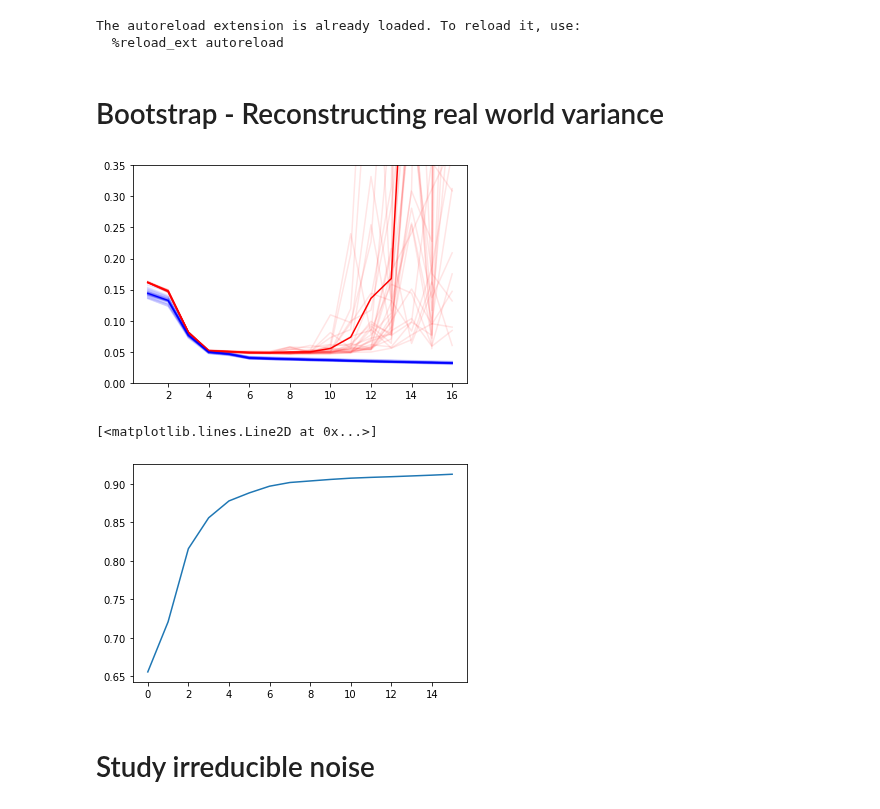
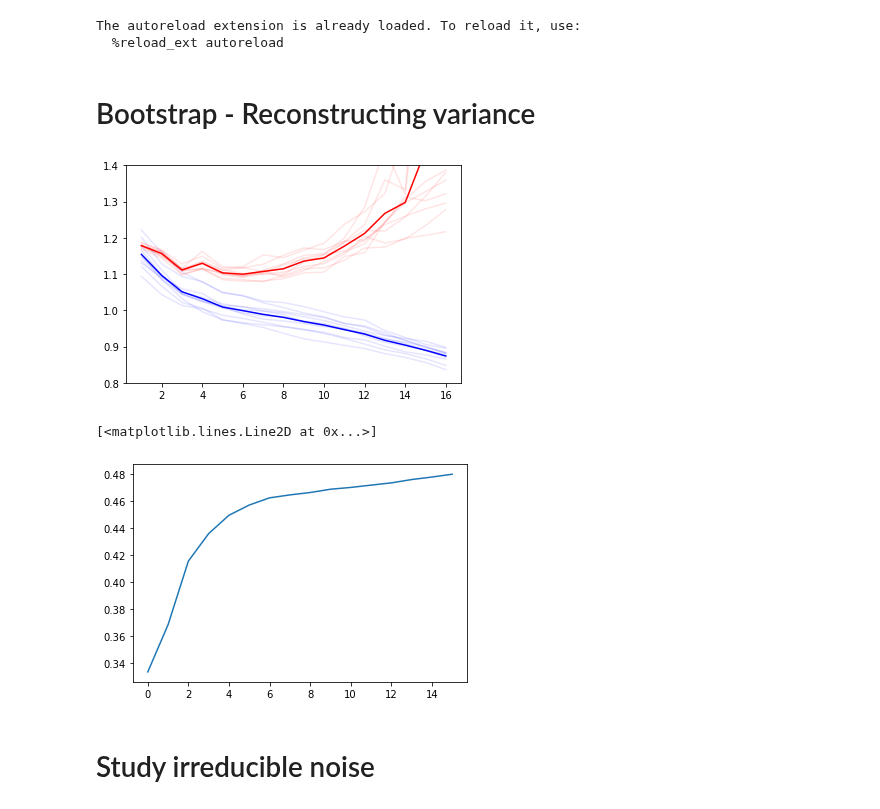
Before and after one commit to eoydvin/FYS-STK4155, a Jupyter notebook: Project_1/Exercise 2.ipynb, the cells around one changed output. Drawn from its saved outputs; the diff is of its cells as text; code cells hidden in the pictures.

```diff
--- a/Project_1/Exercise 2.ipynb
+++ b/Project_1/Exercise 2.ipynb
@@ -8,7 +8,7 @@
 The autoreload extension is already loaded. To reload it, use:
   %reload_ext autoreload
 # %% [markdown]
-# Bootstrap - Reconstructing real world variance
+# Bootstrap - Reconstructing variance
 # %%
 import matplotlib.pyplot as plt
 import numpy as np
@@ -31,7 +31,7 @@ y = np.linspace(0, 1, 50)
 x, y = np.meshgrid(x, y)
 
 poly = 16
-n_bootstraps = 30
+n_bootstraps = 10
 MSE_test_list = []
 MSE_train_list = []
 predict_train_list = []
@@ -43,7 +43,7 @@ predict_train_skl_list = []
 
 z = Fr(x, y)
 noise = np.var(z)*np.random.normal(size=z.shape)
-z += noise*1
+z += noise*5
 
 x_cent =  ((x - np.mean(x))/np.mean(x)).reshape(-1, 1)
 y_cent =  ((y - np.mean(y))/np.mean(y)).reshape(-1, 1)
@@ -57,7 +57,7 @@ for n in tqdm.tqdm(range(n_bootstraps)):
     MSE_train = []
     predict_train = []
     predict_train_skl = []
-    beta_poly = np.zeros([poly, (poly + 1)**2])
+    beta_poly = np.zeros([poly, int((poly + 1)*(poly + 2)/2)])
 
     #draw n samples from train set
     n = z_cent_train.size
@@ -76,8 +76,8 @@ for n in tqdm.tqdm(range(n_bootstraps)):
         #calculate interesting numbers
         MSE_test.append(model.MSE(xy_cent_test[:, 0], xy_cent_test[:, 1], z_cent_test.ravel()))
         MSE_train.append(model.MSE(xy_samp[:, 0], xy_samp[:, 1], z_samp.ravel())) # orig model.
-        beta_poly[poly_deg-1, 0: (poly_deg+1)**2] = np.array(model.beta_OLS.ravel()) # for numpy math later
-        beta_poly[poly_deg-1, (poly_deg+1)**2: -1] = np.nan
+        beta_poly[poly_deg-1, 0: int((poly_deg + 1)*(poly_deg + 2)/2)] = np.array(model.beta_OLS.ravel())
+        beta_poly[poly_deg-1, int((poly_deg + 1)*(poly_deg + 2)/2): -1] = np.nan
         predict_train.append(model.predict(xy_samp[:, 0], xy_samp[:, 1]).ravel())# predicted model
 
         #SKlearn
@@ -107,27 +107,27 @@ predict_train_var_skl = np.mean(np.var(predict_train_skl_list, axis=0), axis=1)
 # %%
 for i in range(len(MSE_test_list)):
     plt.plot(range(1, len(MSE_test)+1), MSE_test_list[i], 'r', alpha=0.1)
     plt.plot(range(1, len(MSE_test)+1), MSE_train_list[i], 'b', alpha=0.1)
 
 plt.plot(range(1, len(MSE_test)+1), test_pol_avrg, 'r')
 plt.plot(range(1, len(MSE_train)+1), train_pol_avrg, 'b')
 #plt.plot(range(1, len(variance_avrg)+1), variance_avrg, 'g')
 
-plt.ylim(0, 0.35)
+plt.ylim(0.8, 1.4)
 plt.show()
 # Observasjonar:
 # I Plottet under: Trekker ulike samples fra datasettet (med tilbakelegging) og predikerer optimal fit for ulike
 # polynomer med grad p.
 
 # I eksempelet over brukte eg ulike seed-verdier for å lage ulike utfall av støy.
 # I dette eksempelet viser me at det er mulig å modellere usikkerheit med
 # %% [output]
-[figure, old version]
+[figure, new version]
 # %%
 plt.plot(predict_train_var_skl) # This one should be exponential, I cant explain why it isnt.
 # %% [output]
 [<matplotlib.lines.Line2D at 0x...>]
-[figure, old version]
+[figure, new version]
 # %% [markdown]
 # Study irreducible noise
 # %%
```
Also changed, not shown: parts of 2 cells of this notebook, 11 other files.
